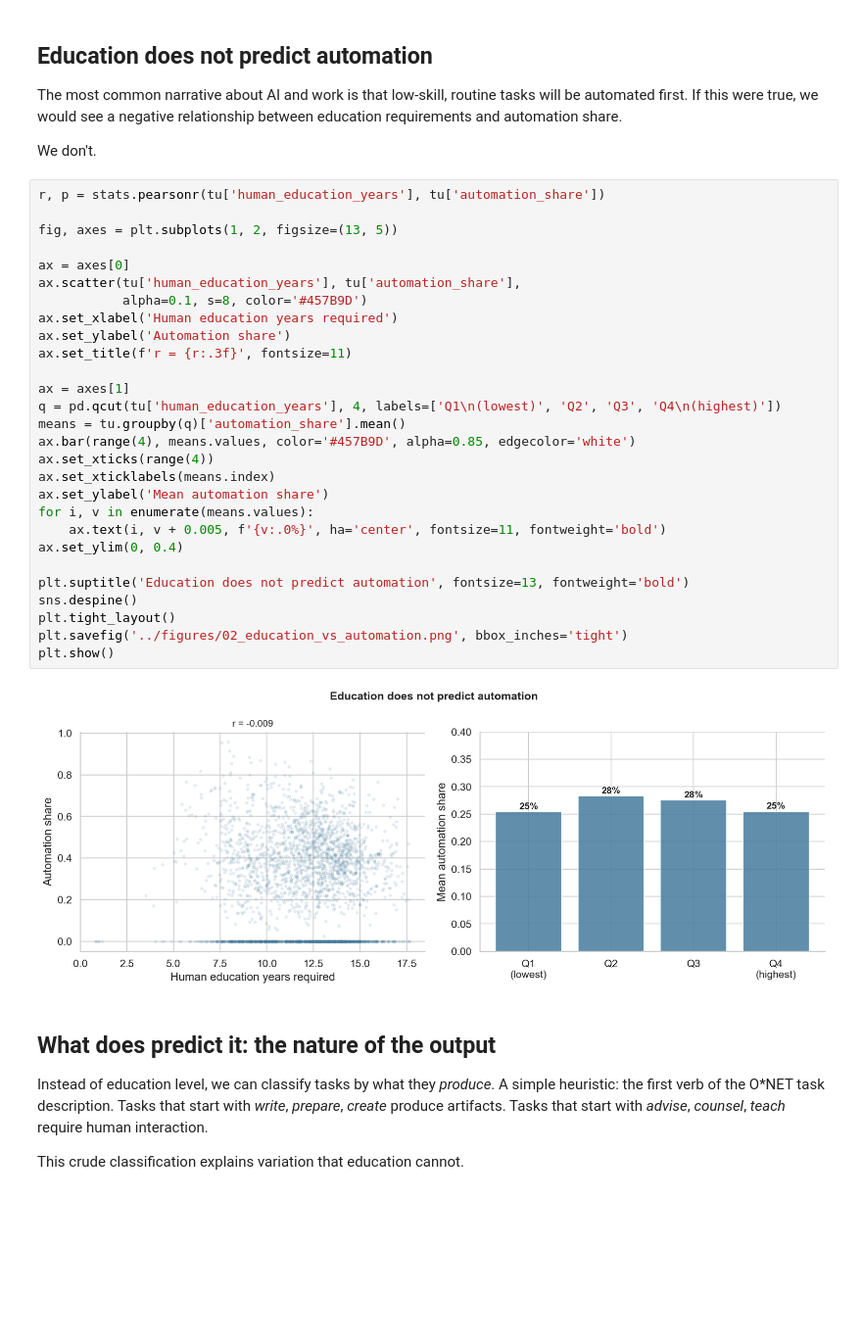
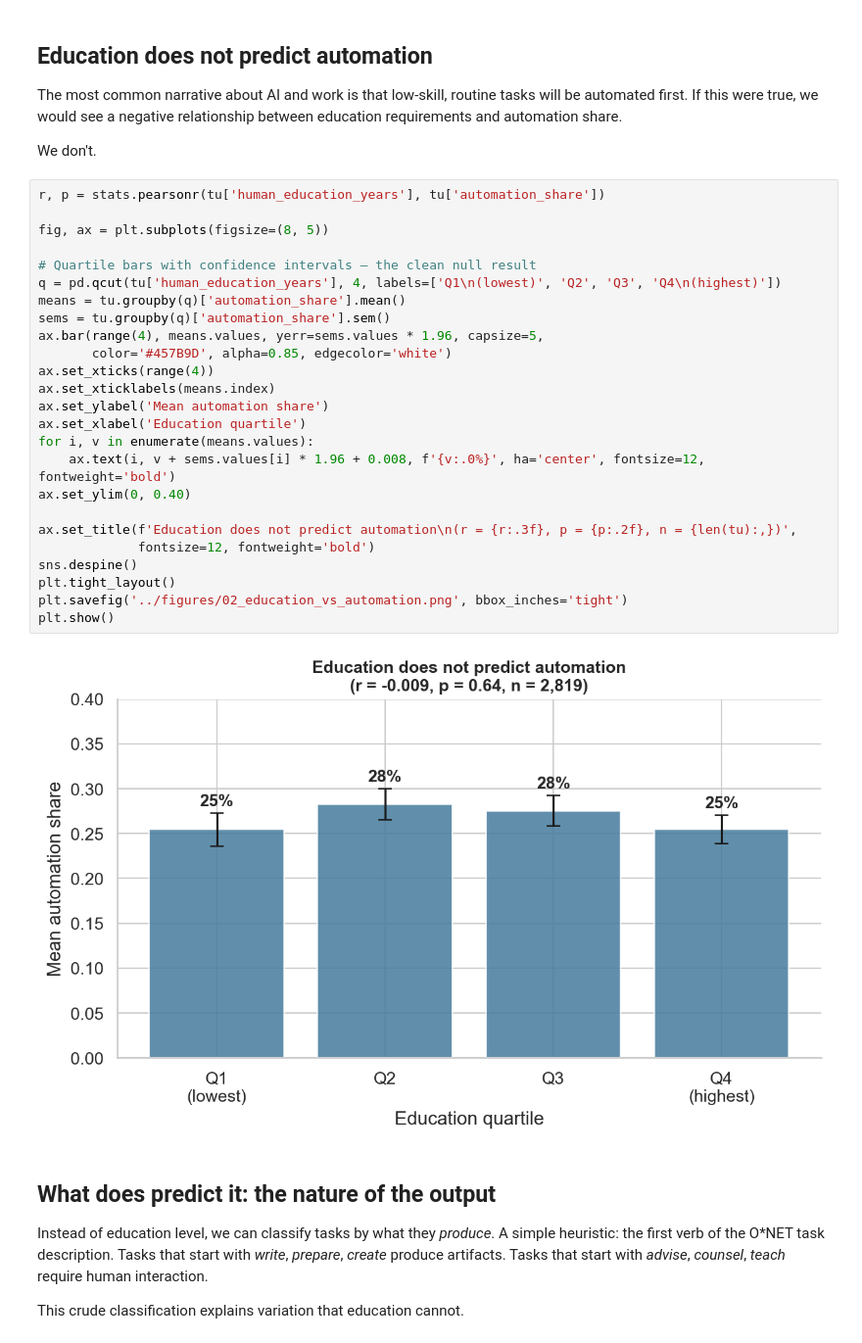
Before and after one commit to alvinekelund/what-predicts-ai-automation, a Jupyter notebook: notebooks/02_skill_compression.ipynb, the cells around one changed output. Shown at 98% size. Saved outputs shown, nothing was run; the diff lists cells and outputs as text; blank space fills up the shorter version.

```diff
--- a/notebooks/02_skill_compression.ipynb
+++ b/notebooks/02_skill_compression.ipynb
@@ -39,33 +39,30 @@ We don't.
 # %%
 r, p = stats.pearsonr(tu['human_education_years'], tu['automation_share'])
 
-fig, axes = plt.subplots(1, 2, figsize=(13, 5))
+fig, ax = plt.subplots(figsize=(8, 5))
 
-ax = axes[0]
-ax.scatter(tu['human_education_years'], tu['automation_share'],
-           alpha=0.1, s=8, color='#457B9D')
-ax.set_xlabel('Human education years required')
-ax.set_ylabel('Automation share')
-ax.set_title(f'r = {r:.3f}', fontsize=11)
-
-ax = axes[1]
+# Quartile bars with confidence intervals — the clean null result
 q = pd.qcut(tu['human_education_years'], 4, labels=['Q1\n(lowest)', 'Q2', 'Q3', 'Q4\n(highest)'])
 means = tu.groupby(q)['automation_share'].mean()
-ax.bar(range(4), means.values, color='#457B9D', alpha=0.85, edgecolor='white')
+sems = tu.groupby(q)['automation_share'].sem()
+ax.bar(range(4), means.values, yerr=sems.values * 1.96, capsize=5,
+       color='#457B9D', alpha=0.85, edgecolor='white')
 ax.set_xticks(range(4))
 ax.set_xticklabels(means.index)
 ax.set_ylabel('Mean automation share')
+ax.set_xlabel('Education quartile')
 for i, v in enumerate(means.values):
-    ax.text(i, v + 0.005, f'{v:.0%}', ha='center', fontsize=11, fontweight='bold')
-ax.set_ylim(0, 0.4)
+    ax.text(i, v + sems.values[i] * 1.96 + 0.008, f'{v:.0%}', ha='center', fontsize=12, fontweight='bold')
+ax.set_ylim(0, 0.40)
 
-plt.suptitle('Education does not predict automation', fontsize=13, fontweight='bold')
+ax.set_title(f'Education does not predict automation\n(r = {r:.3f}, p = {p:.2f}, n = {len(tu):,})',
+             fontsize=12, fontweight='bold')
 sns.despine()
 plt.tight_layout()
 plt.savefig('../figures/02_education_vs_automation.png', bbox_inches='tight')
 plt.show()
 # %% [output]
-[figure, old version]
+[figure, new version]
 # %% [markdown]
 ## What does predict it: the nature of the output
 
```
Also changed, not shown: 3 other files.
